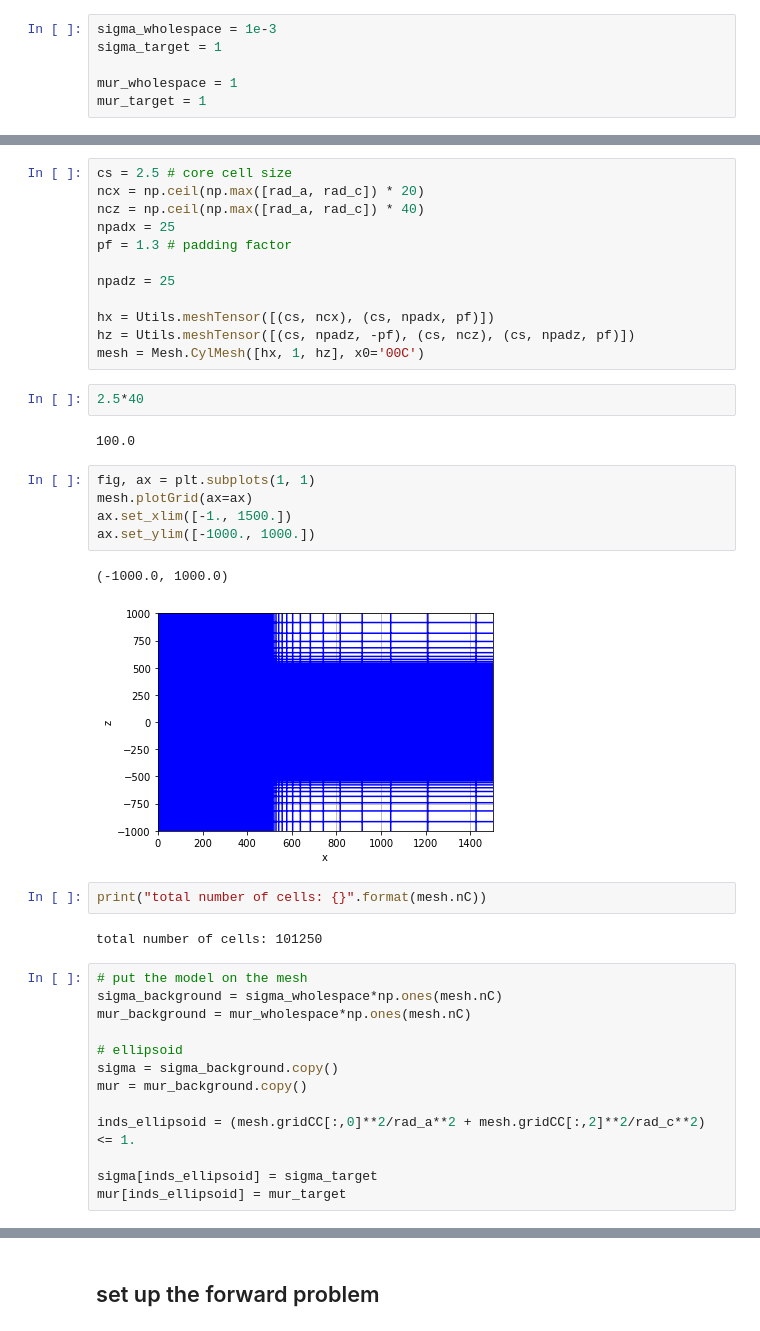
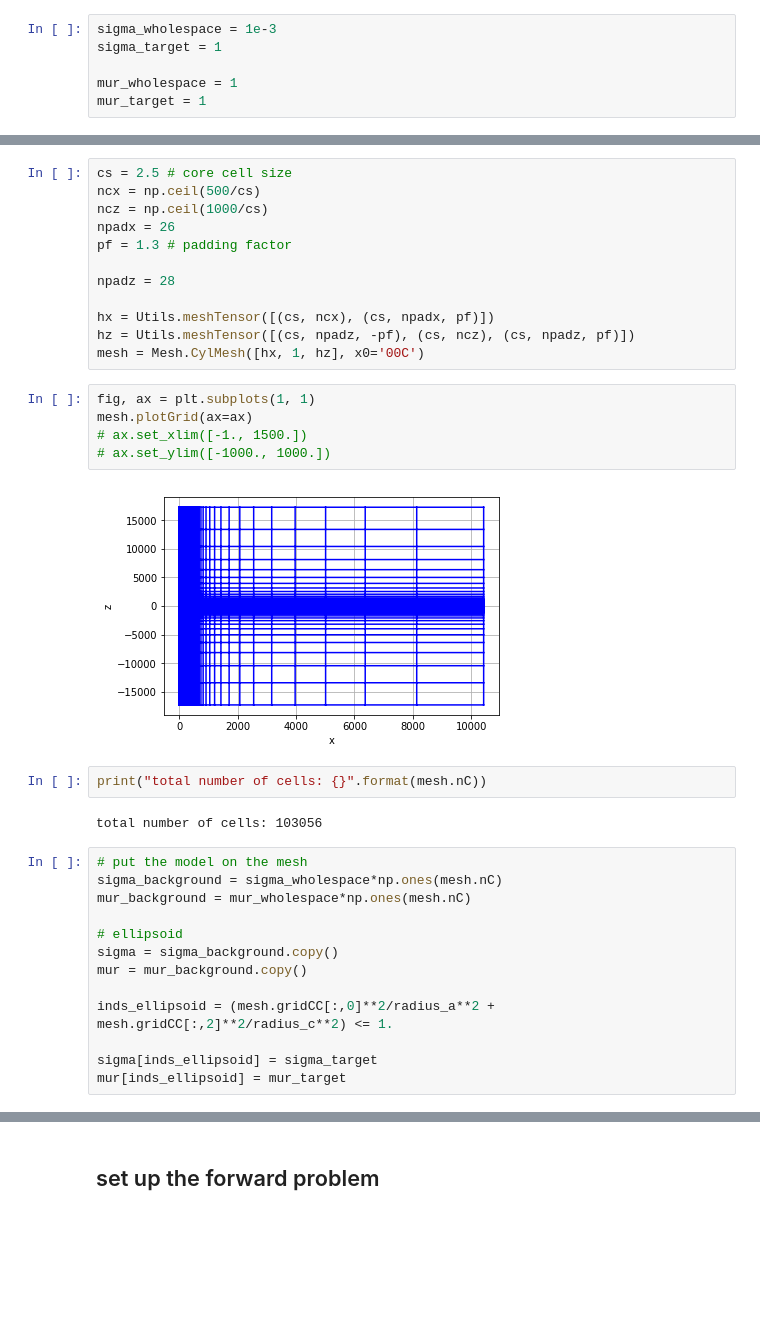
Before and after one commit to simpeg/em-notebooks, a Jupyter notebook: notebooks/FDEM_target_in_solenoid.ipynb, the cells around one changed output, grey strips where cells are left out. Drawn from its saved outputs; the diff is of its cells as text; blank space fills up the shorter version.

```diff
--- a/notebooks/FDEM_target_in_solenoid.ipynb
+++ b/notebooks/FDEM_target_in_solenoid.ipynb
@@ -73,31 +78,26 @@ Maximum skin depth (in background): 5.00e+03 m
 # %%
 cs = 2.5 # core cell size
-ncx = np.ceil(np.max([rad_a, rad_c]) * 20)
-ncz = np.ceil(np.max([rad_a, rad_c]) * 40)
-npadx = 25
+ncx = np.ceil(500/cs)
+ncz = np.ceil(1000/cs)
+npadx = 26
 pf = 1.3 # padding factor
 
-npadz = 25
+npadz = 28
 
 hx = Utils.meshTensor([(cs, ncx), (cs, npadx, pf)])
 hz = Utils.meshTensor([(cs, npadz, -pf), (cs, ncz), (cs, npadz, pf)])
 mesh = Mesh.CylMesh([hx, 1, hz], x0='00C')
-# %%
-2.5*40
-# %% [output]
-100.0
 # %%
 fig, ax = plt.subplots(1, 1)
 mesh.plotGrid(ax=ax)
-ax.set_xlim([-1., 1500.])
-ax.set_ylim([-1000., 1000.])
+# ax.set_xlim([-1., 1500.])
+# ax.set_ylim([-1000., 1000.])
 # %% [output]
-(-1000.0, 1000.0)
-[figure, old version]
+[figure, new version]
 # %%
 print("total number of cells: {}".format(mesh.nC))
 # %% [output]
-total number of cells: 101250
+total number of cells: 103056
 # %%
 # put the model on the mesh
 sigma_background = sigma_wholespace*np.ones(mesh.nC)
@@ -107,7 +107,7 @@ mur_background = mur_wholespace*np.ones(mesh.nC)
 sigma = sigma_background.copy()
 mur = mur_background.copy()
 
-inds_ellipsoid = (mesh.gridCC[:,0]**2/rad_a**2 + mesh.gridCC[:,2]**2/rad_c**2) <= 1.
+inds_ellipsoid = (mesh.gridCC[:,0]**2/radius_a**2 + mesh.gridCC[:,2]**2/radius_c**2) <= 1.
 
 sigma[inds_ellipsoid] = sigma_target
 mur[inds_ellipsoid] = mur_target
```
Also changed, not shown: parts of 11 cells of this notebook.
